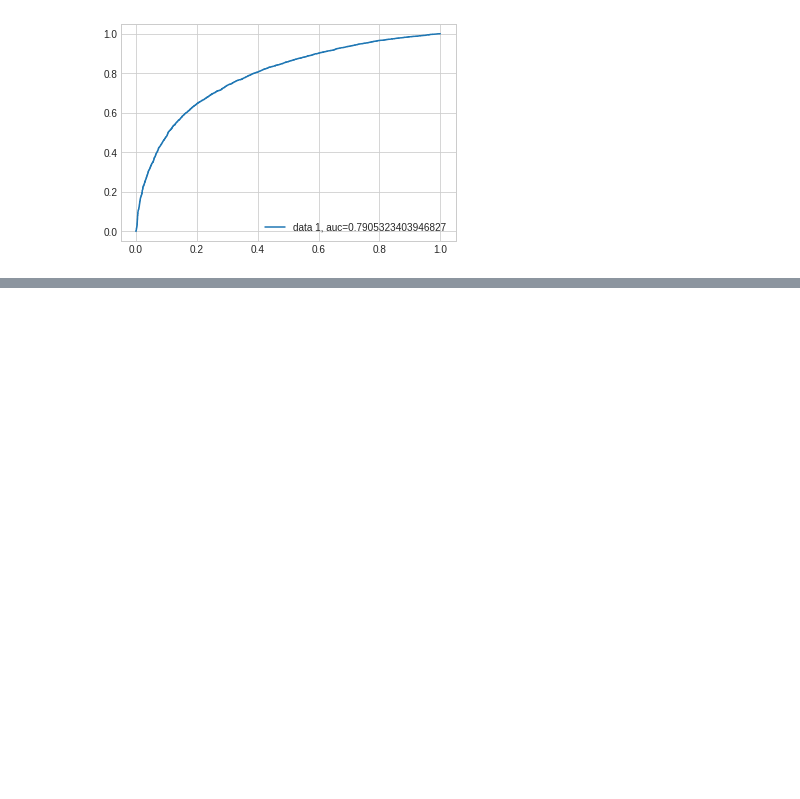
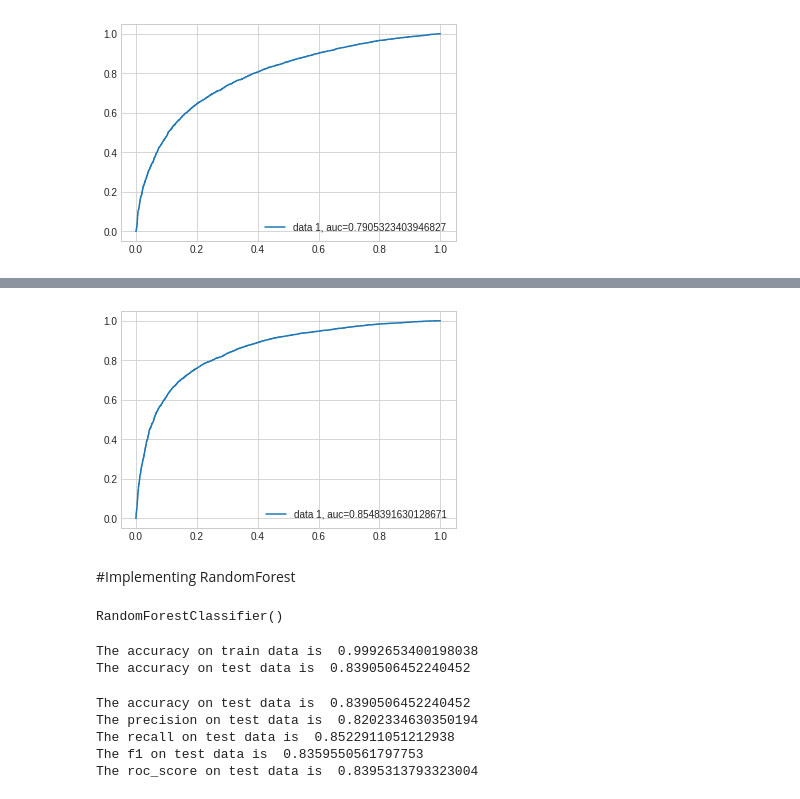
Before and after one commit to dsnnaveen/Credit-Card-Default-Deteciton, a Jupyter notebook: Credit_Card_Default_Prediction_Capstone_Project.ipynb, the cells around one changed output, grey strips where cells are left out. Cells and saved outputs as stored; diff of their text form; code cells hidden in the pictures; blank space fills up the shorter version.

```diff
--- a/Credit_Card_Default_Prediction_Capstone_Project.ipynb
+++ b/Credit_Card_Default_Prediction_Capstone_Project.ipynb
@@ -492,0 +604,18 @@ plt.show()
+# %%
+y_pred_proba_SVC = optimal_SVC_clf.predict_proba(X_test)[::,1]
+# %%
+# ROC AUC CURVE
+fpr, tpr, _ = roc_curve(y_test,  y_pred_proba_SVC)
+auc = roc_auc_score(y_test, y_pred_proba_SVC)
+plt.plot(fpr,tpr,label="data 1, auc="+str(auc))
+plt.legend(loc=4)
+plt.show()
+# %% [output]
+[figure, added]
+# %% [markdown]
+#Implementing RandomForest
+# %%
+rf_clf = RandomForestClassifier()
+rf_clf.fit(X_train,y_train)
+# %% [output]
+RandomForestClassifier()
@@ -492,0 +626,28 @@ plt.show()
+# %%
+# Get the accuracy scores
+train_accuracy_rf = accuracy_score(train_class_preds,y_train)
+test_accuracy_rf = accuracy_score(test_class_preds,y_test)
+
+print("The accuracy on train data is ", train_accuracy_rf)
+print("The accuracy on test data is ", test_accuracy_rf)
+# %% [output]
+The accuracy on train data is  0.9992653400198038
+The accuracy on test data is  0.8390506452240452
+# %%
+test_accuracy_rf = accuracy_score(test_class_preds,y_test)
+test_precision_score_rf = precision_score(test_class_preds,y_test)
+test_recall_score_rf = recall_score(test_class_preds,y_test)
+test_f1_score_rf = f1_score(test_class_preds,y_test)
+test_roc_score_rf = roc_auc_score(test_class_preds,y_test)
+
+print("The accuracy on test data is ", test_accuracy_rf)
+print("The precision on test data is ", test_precision_score_rf)
+print("The recall on test data is ", test_recall_score_rf)
+print("The f1 on test data is ", test_f1_score_rf)
+print("The roc_score on test data is ", test_roc_score_rf)
+# %% [output]
+The accuracy on test data is  0.8390506452240452
+The precision on test data is  0.8202334630350194
+The recall on test data is  0.8522911051212938
+The f1 on test data is  0.8359550561797753
+The roc_score on test data is  0.8395313793323004
```
Also changed, not shown: parts of 36 cells of this notebook.
